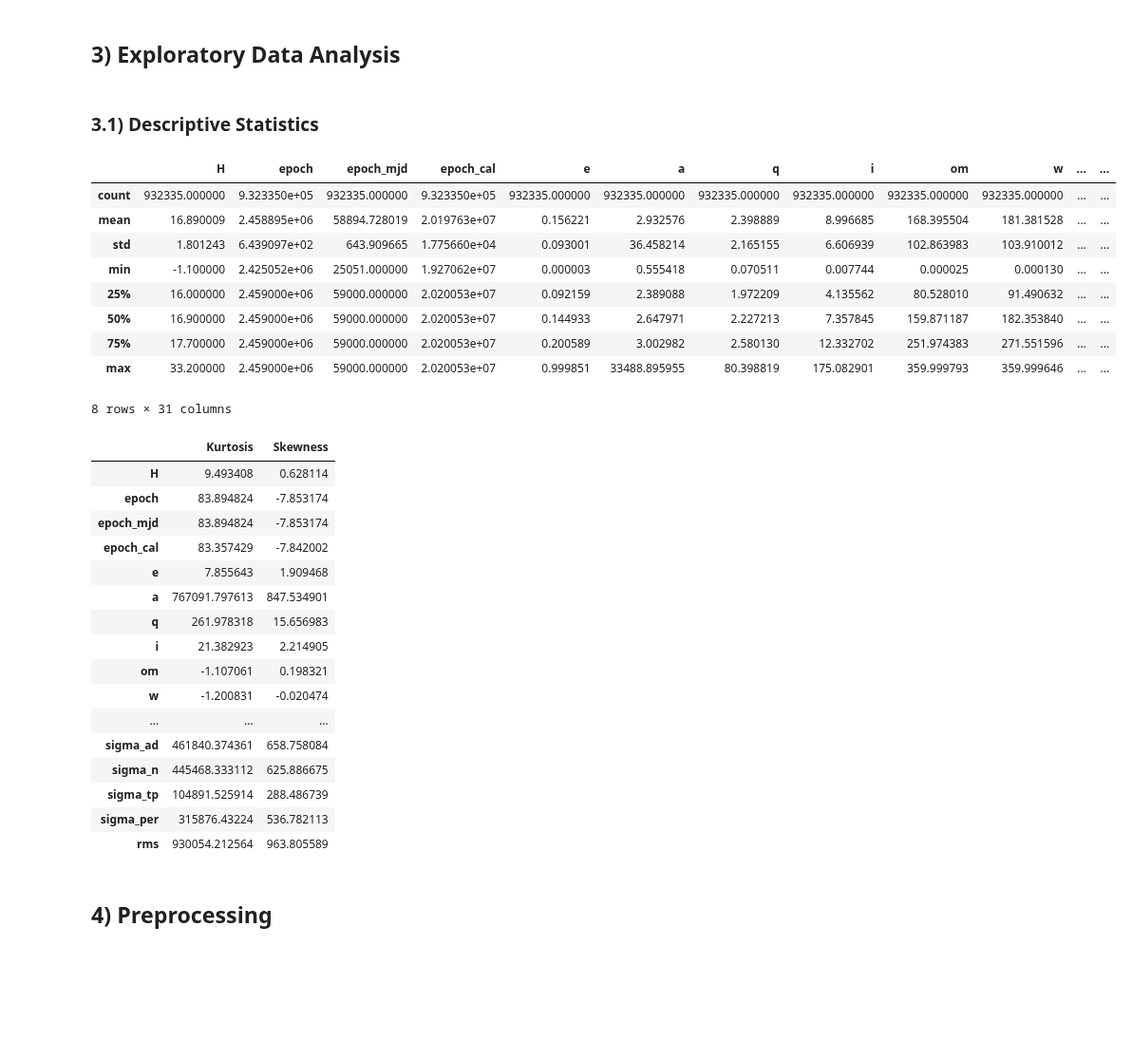
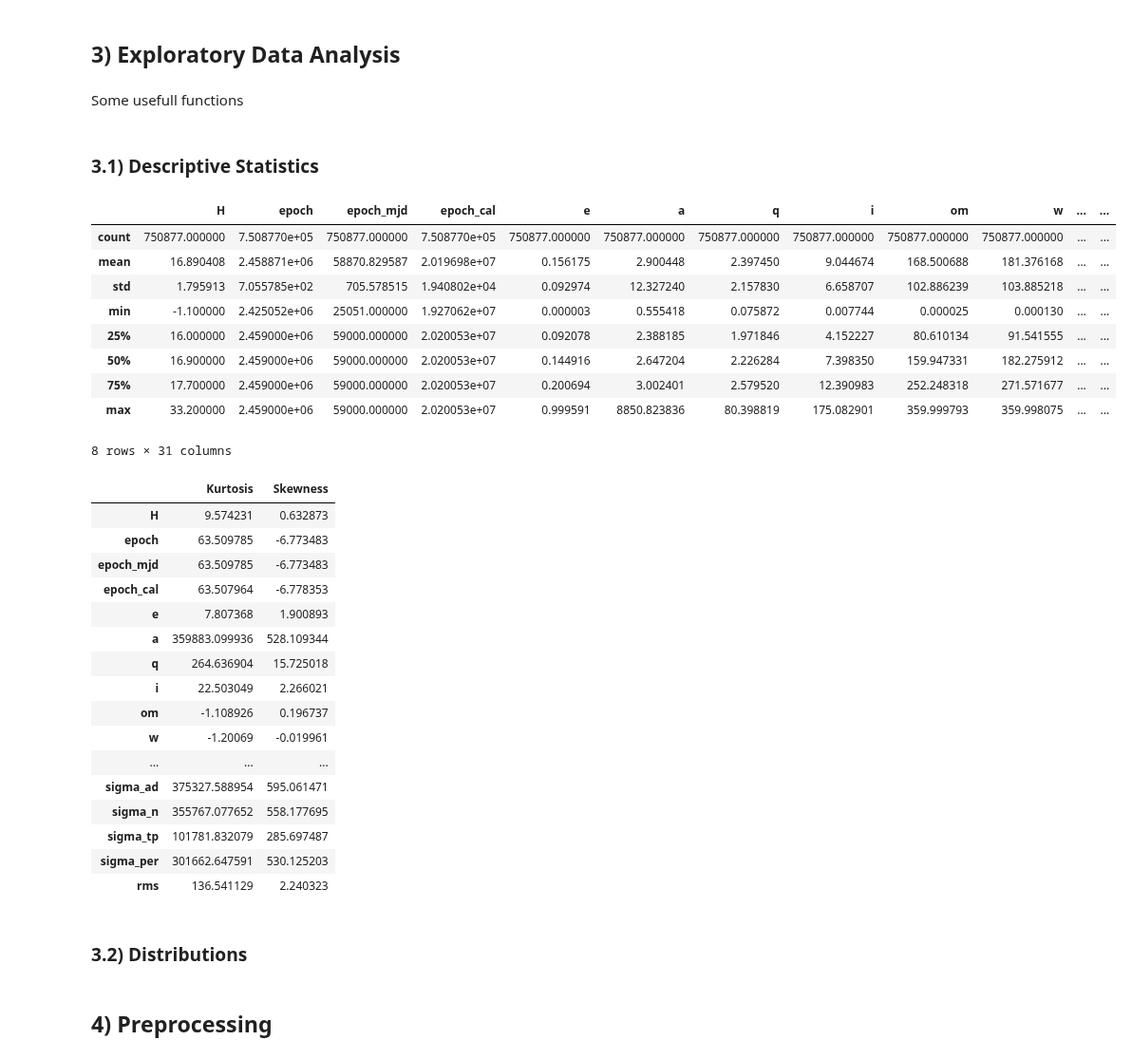
Before and after one commit to caiosoter/DS-Projects, a Jupyter notebook: Asteroid_Classification/Asteroid_Classification.ipynb, the cells around one changed output. Shown at 95% size. Cells and saved outputs as stored; diff of their text form; code cells hidden in the pictures; blank space fills up the shorter version.

Commit message:
Corrigindo Análise de missing data.

```diff
--- a/Asteroid_Classification/Asteroid_Classification.ipynb
+++ b/Asteroid_Classification/Asteroid_Classification.ipynb
@@ -173,5 +174,5 @@ As we can see above, 19921 from 19922 forom the missing data is related to the t
 # %%
-# Dropping rows with missing data:
-df.dropna(inplace=True)
-df.isna().sum()
+# Dropping observations with missing data in the dependent variable:
+df.dropna(subset="pha", inplace=True)
+df.isna().sum().sort_values(ascending=False)
 # %% [output]
@@ -216,0 +205,12 @@ Equinox and Class variables
+# %%
+# Separete into two sets of data:
+features = df.drop(columns='pha')
+target = df['pha']
+
+# Splitting the data:
+X_train, X_test, y_train, y_test = train_test_split(features, target, test_size=0.2, random_state=42)
+
+# Imputation of the missing data with the mean:
+simpler_imputer = SimpleImputer(strategy='mean')
+X_train['H'] = simpler_imputer.fit_transform(X_train[['H']])
+X_test['H'] = simpler_imputer.transform(X_test[['H']])
@@ -216,0 +219,4 @@ Equinox and Class variables
+# %%
+# Dropping observations with missing data:
+X_train.dropna(inplace=True)
+X_test.dropna(inplace=True)
@@ -223,4 +231,5 @@ array(['J2000'], dtype=object)
 Equinox variable has just 1 type of data, so it is not important for the analysis
 # %%
 # Dropping equinox column:
-df.drop(columns=['equinox'], inplace=True)
+X_train.drop(columns=['equinox'], inplace=True)
+X_test.drop(columns=['equinox'], inplace=True)
@@ -238,5 +236,7 @@ df.drop(columns=['class'], inplace=True)
 # %% [markdown]
 ## 3) Exploratory Data Analysis
+# %% [markdown]
+Some usefull functions
 # %%
 # Function that calculates kurtosis and skewness of a dataset:
 def kurtosis_skewness(dataset: any):
@@ -260,39 +260,41 @@ def heatmap_cor(df: any):
 ### 3.1) Descriptive Statistics
 # %%
 # Statistical Summary:
-df.describe()
+X_train.describe()
 # %% [output]
 |  | H | epoch | epoch_mjd | epoch_cal | e | a | q | i | om | w | ... | ... |
-| count | 932335.000000 | 9.323350e+05 | 932335.000000 | 9.323350e+05 | 932335.000000 | 932335.000000 | 932335.000000 | 932335.000000 | 932335.000000 | 932335.000000 | ... | ... |
-| mean | 16.890009 | 2.458895e+06 | 58894.728019 | 2.019763e+07 | 0.156221 | 2.932576 | 2.398889 | 8.996685 | 168.395504 | 181.381528 | ... | ... |
-| std | 1.801243 | 6.439097e+02 | 643.909665 | 1.775660e+04 | 0.093001 | 36.458214 | 2.165155 | 6.606939 | 102.863983 | 103.910012 | ... | ... |
-| min | -1.100000 | 2.425052e+06 | 25051.000000 | 1.927062e+07 | 0.000003 | 0.555418 | 0.070511 | 0.007744 | 0.000025 | 0.000130 | ... | ... |
-| 25% | 16.000000 | 2.459000e+06 | 59000.000000 | 2.020053e+07 | 0.092159 | 2.389088 | 1.972209 | 4.135562 | 80.528010 | 91.490632 | ... | ... |
-| 50% | 16.900000 | 2.459000e+06 | 59000.000000 | 2.020053e+07 | 0.144933 | 2.647971 | 2.227213 | 7.357845 | 159.871187 | 182.353840 | ... | ... |
-| 75% | 17.700000 | 2.459000e+06 | 59000.000000 | 2.020053e+07 | 0.200589 | 3.002982 | 2.580130 | 12.332702 | 251.974383 | 271.551596 | ... | ... |
-| max | 33.200000 | 2.459000e+06 | 59000.000000 | 2.020053e+07 | 0.999851 | 33488.895955 | 80.398819 | 175.082901 | 359.999793 | 359.999646 | ... | ... |
+| count | 750877.000000 | 7.508770e+05 | 750877.000000 | 7.508770e+05 | 750877.000000 | 750877.000000 | 750877.000000 | 750877.000000 | 750877.000000 | 750877.000000 | ... | ... |
+| mean | 16.890408 | 2.458871e+06 | 58870.829587 | 2.019698e+07 | 0.156175 | 2.900448 | 2.397450 | 9.044674 | 168.500688 | 181.376168 | ... | ... |
+| std | 1.795913 | 7.055785e+02 | 705.578515 | 1.940802e+04 | 0.092974 | 12.327240 | 2.157830 | 6.658707 | 102.886239 | 103.885218 | ... | ... |
+| min | -1.100000 | 2.425052e+06 | 25051.000000 | 1.927062e+07 | 0.000003 | 0.555418 | 0.075872 | 0.007744 | 0.000025 | 0.000130 | ... | ... |
+| 25% | 16.000000 | 2.459000e+06 | 59000.000000 | 2.020053e+07 | 0.092078 | 2.388185 | 1.971846 | 4.152227 | 80.610134 | 91.541555 | ... | ... |
+| 50% | 16.900000 | 2.459000e+06 | 59000.000000 | 2.020053e+07 | 0.144916 | 2.647204 | 2.226284 | 7.398350 | 159.947331 | 182.275912 | ... | ... |
+| 75% | 17.700000 | 2.459000e+06 | 59000.000000 | 2.020053e+07 | 0.200694 | 3.002401 | 2.579520 | 12.390983 | 252.248318 | 271.571677 | ... | ... |
+| max | 33.200000 | 2.459000e+06 | 59000.000000 | 2.020053e+07 | 0.999591 | 8850.823836 | 80.398819 | 175.082901 | 359.999793 | 359.998075 | ... | ... |
 8 rows × 31 columns
 # %%
 # Printing Kurtosis and Skewness for every numerical column:
-kurtosis_skewness(df)
+kurtosis_skewness(X_train)
 # %% [output]
 |  | Kurtosis | Skewness |
-| H | 9.493408 | 0.628114 |
-| epoch | 83.894824 | -7.853174 |
-| epoch_mjd | 83.894824 | -7.853174 |
-| epoch_cal | 83.357429 | -7.842002 |
-| e | 7.855643 | 1.909468 |
-| a | 767091.797613 | 847.534901 |
-| q | 261.978318 | 15.656983 |
-| i | 21.382923 | 2.214905 |
-| om | -1.107061 | 0.198321 |
-| w | -1.200831 | -0.020474 |
+| H | 9.574231 | 0.632873 |
+| epoch | 63.509785 | -6.773483 |
+| epoch_mjd | 63.509785 | -6.773483 |
+| epoch_cal | 63.507964 | -6.778353 |
+| e | 7.807368 | 1.900893 |
+| a | 359883.099936 | 528.109344 |
+| q | 264.636904 | 15.725018 |
+| i | 22.503049 | 2.266021 |
+| om | -1.108926 | 0.196737 |
+| w | -1.20069 | -0.019961 |
 | ... | ... | ... |
-| sigma_ad | 461840.374361 | 658.758084 |
-| sigma_n | 445468.333112 | 625.886675 |
-| sigma_tp | 104891.525914 | 288.486739 |
-| sigma_per | 315876.43224 | 536.782113 |
-| rms | 930054.212564 | 963.805589 |
+| sigma_ad | 375327.588954 | 595.061471 |
+| sigma_n | 355767.077652 | 558.177695 |
+| sigma_tp | 101781.832079 | 285.697487 |
+| sigma_per | 301662.647591 | 530.125203 |
+| rms | 136.541129 | 2.240323 |
+# %% [markdown]
+### 3.2) Distributions
 # %% [markdown]
 ## 4) Preprocessing
 # %% [markdown]
```
Also changed, not shown: parts of 15 cells of this notebook.
